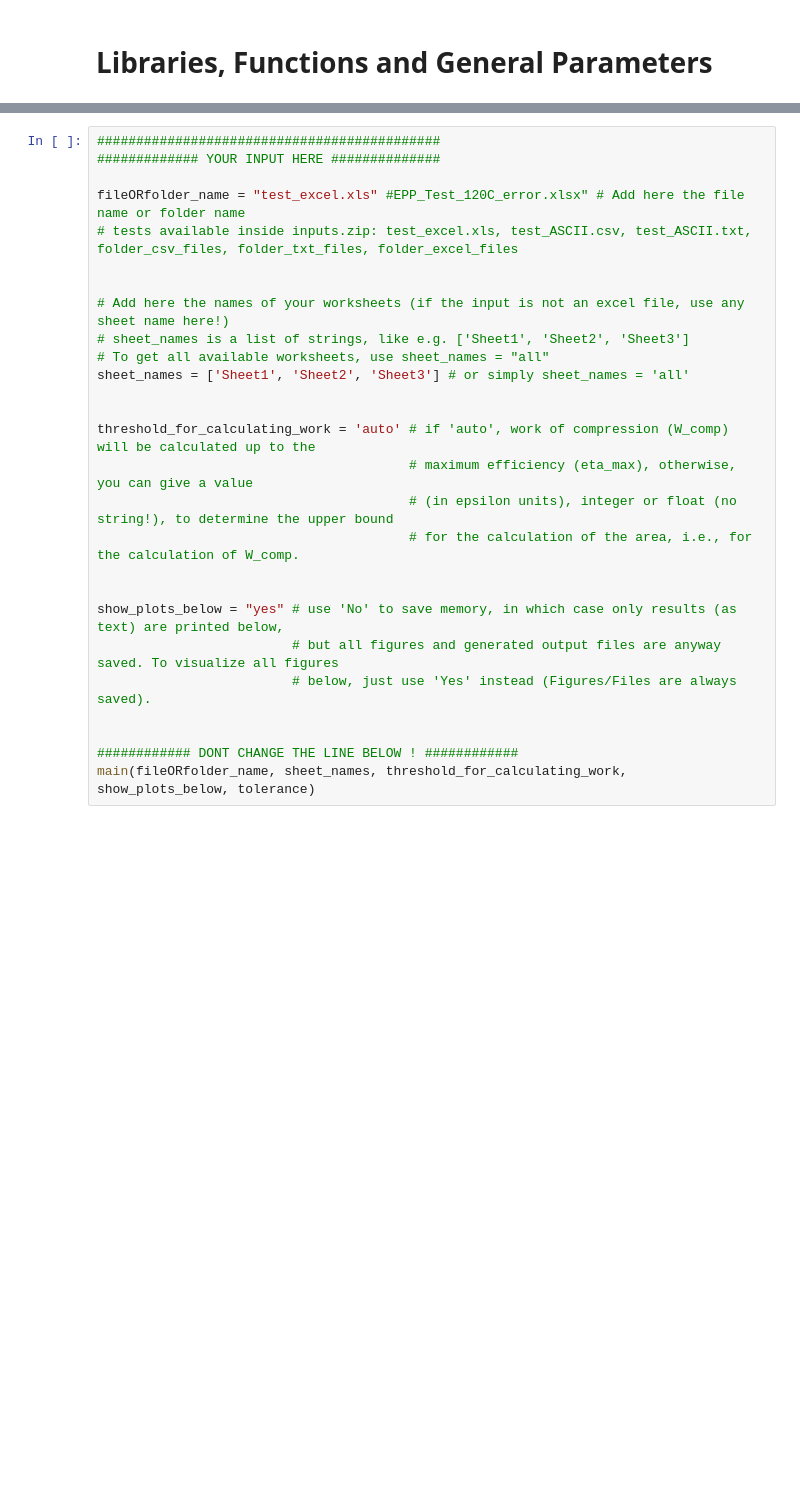
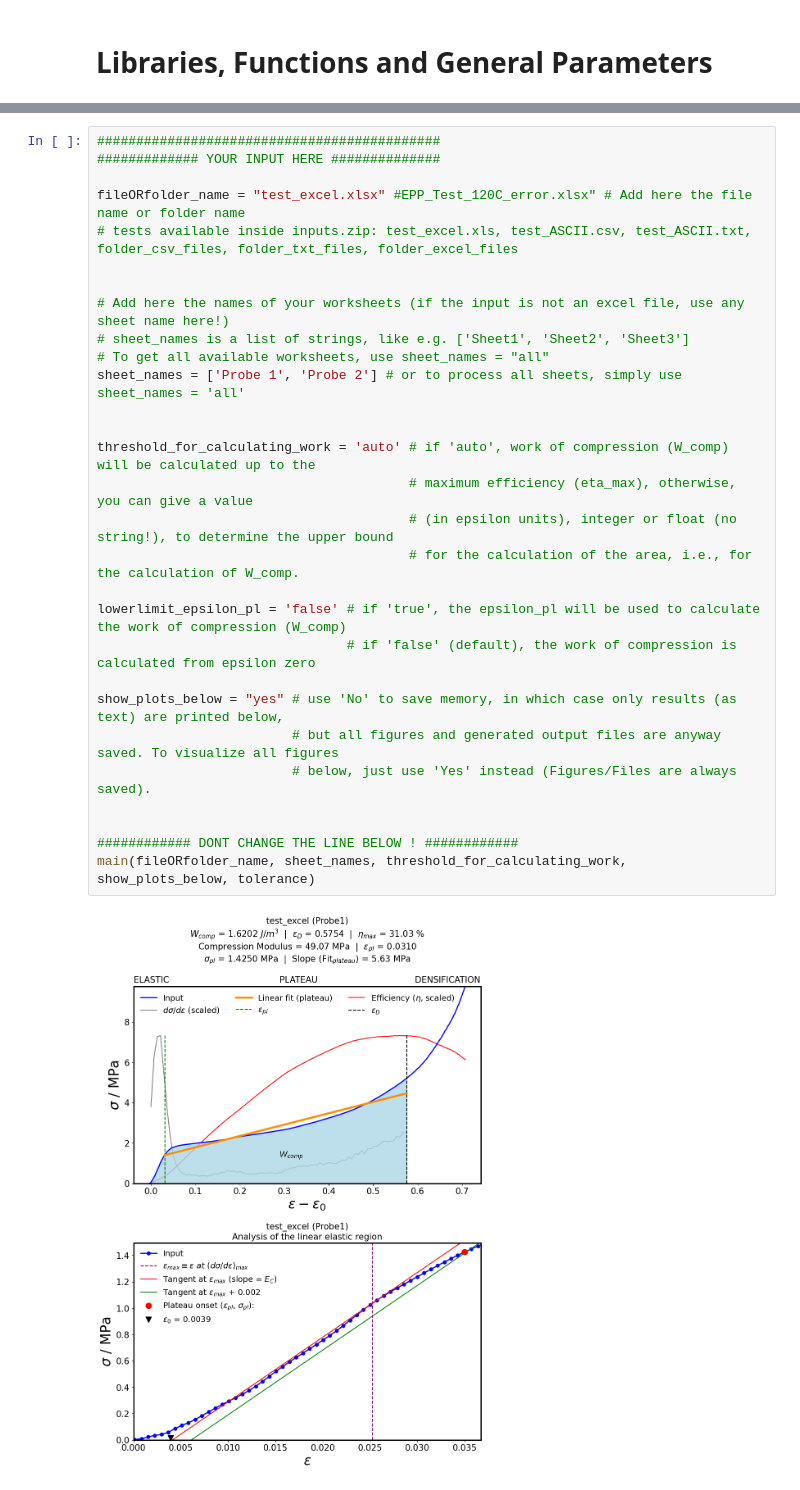
Before and after one commit to Polymer-Engineering-University-Bayreuth/MechanicalProps_Foams, a Jupyter notebook: efficiency_absorption.ipynb, the cells around one changed output, grey strips where cells are left out. Drawn from its saved outputs; the diff is of its cells as text; blank space fills up the shorter version.

Commit message:
new examples, epsilon_0 correction implemented

```diff
--- a/efficiency_absorption.ipynb
+++ b/efficiency_absorption.ipynb
@@ -1081,27 +1119,31 @@ tolerance = 4 # a local maximum of the derivative d_sigma/d_epsilon gets a "peak
 # %%
 ############################################
 ############# YOUR INPUT HERE ##############
 
-fileORfolder_name = "test_excel.xls" #EPP_Test_120C_error.xlsx" # Add here the file name or folder name
+fileORfolder_name = "test_excel.xlsx" #EPP_Test_120C_error.xlsx" # Add here the file name or folder name
 # tests available inside inputs.zip: test_excel.xls, test_ASCII.csv, test_ASCII.txt, folder_csv_files, folder_txt_files, folder_excel_files
 
 
 # Add here the names of your worksheets (if the input is not an excel file, use any sheet name here!)
 # sheet_names is a list of strings, like e.g. ['Sheet1', 'Sheet2', 'Sheet3']
 # To get all available worksheets, use sheet_names = "all"
-sheet_names = ['Sheet1', 'Sheet2', 'Sheet3'] # or simply sheet_names = 'all'
+sheet_names = ['Probe 1', 'Probe 2'] # or to process all sheets, simply use sheet_names = 'all'
 
 
 threshold_for_calculating_work = 'auto' # if 'auto', work of compression (W_comp) will be calculated up to the
                                         # maximum efficiency (eta_max), otherwise, you can give a value
                                         # (in epsilon units), integer or float (no string!), to determine the upper bound
                                         # for the calculation of the area, i.e., for the calculation of W_comp.
 
+lowerlimit_epsilon_pl = 'false' # if 'true', the epsilon_pl will be used to calculate the work of compression (W_comp)
+                                # if 'false' (default), the work of compression is calculated from epsilon zero
 
 show_plots_below = "yes" # use 'No' to save memory, in which case only results (as text) are printed below,
                          # but all figures and generated output files are anyway saved. To visualize all figures
                          # below, just use 'Yes' instead (Figures/Files are always saved).
 
 
 ############ DONT CHANGE THE LINE BELOW ! ############
 main(fileORfolder_name, sheet_names, threshold_for_calculating_work, show_plots_below, tolerance)
+# %% [output]
+[figure, added]
```
Also changed, not shown: parts of 4 cells of this notebook, 1 other file.
